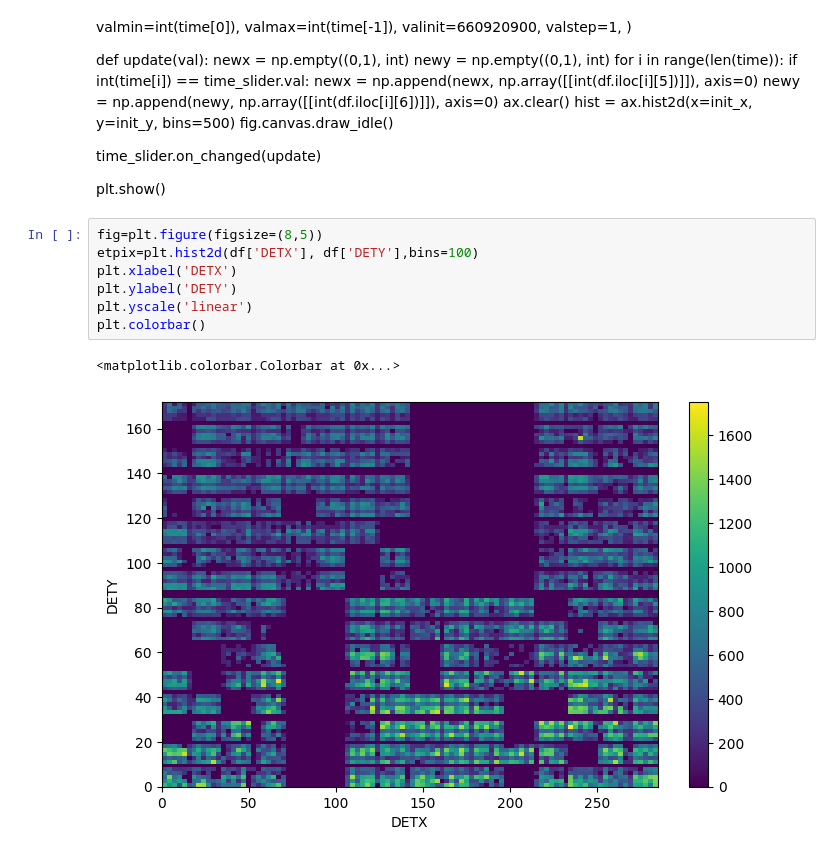
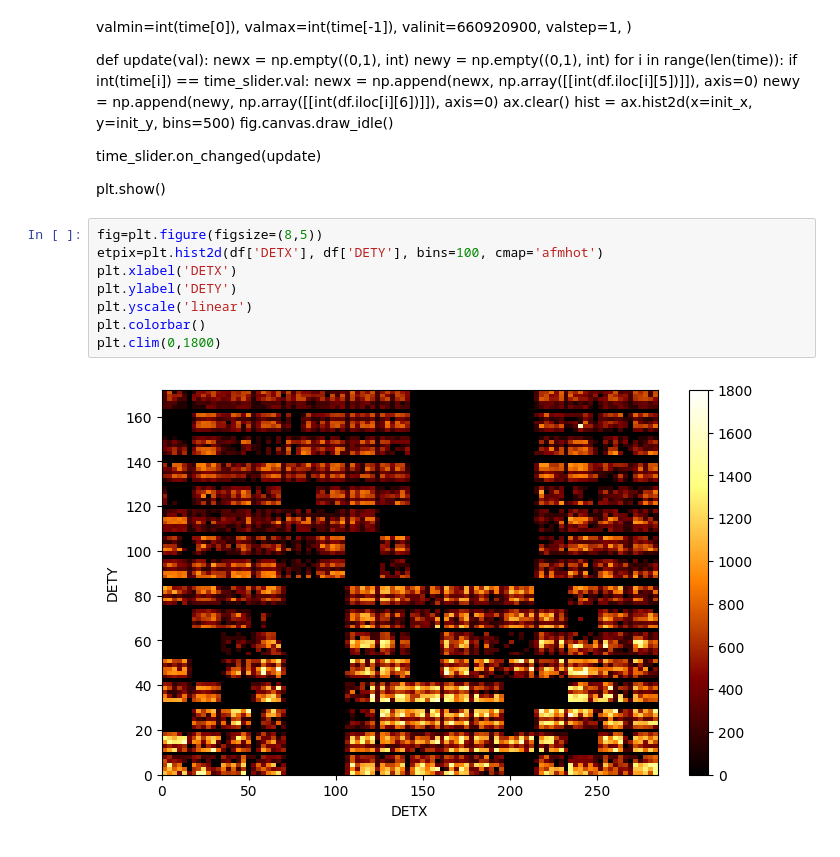
Before and after one commit to JCodeZero/PhotonStatsAnalysis, a Jupyter notebook: 2DHistogram.ipynb, the cells around one changed output. Cells and saved outputs as stored; diff of their text form.

```diff
--- a/2DHistogram.ipynb
+++ b/2DHistogram.ipynb
@@ -225,11 +225,11 @@ time_slider.on_changed(update)
 plt.show()
 # %%
 fig=plt.figure(figsize=(8,5))
-etpix=plt.hist2d(df['DETX'], df['DETY'],bins=100)
+etpix=plt.hist2d(df['DETX'], df['DETY'], bins=100, cmap='afmhot')
 plt.xlabel('DETX')
 plt.ylabel('DETY')
 plt.yscale('linear')
 plt.colorbar()
+plt.clim(0,1800)
 # %% [output]
-<matplotlib.colorbar.Colorbar at 0x...>
-[figure, old version]
+[figure, new version]
```
Also changed, not shown: parts of 11 cells of this notebook.
